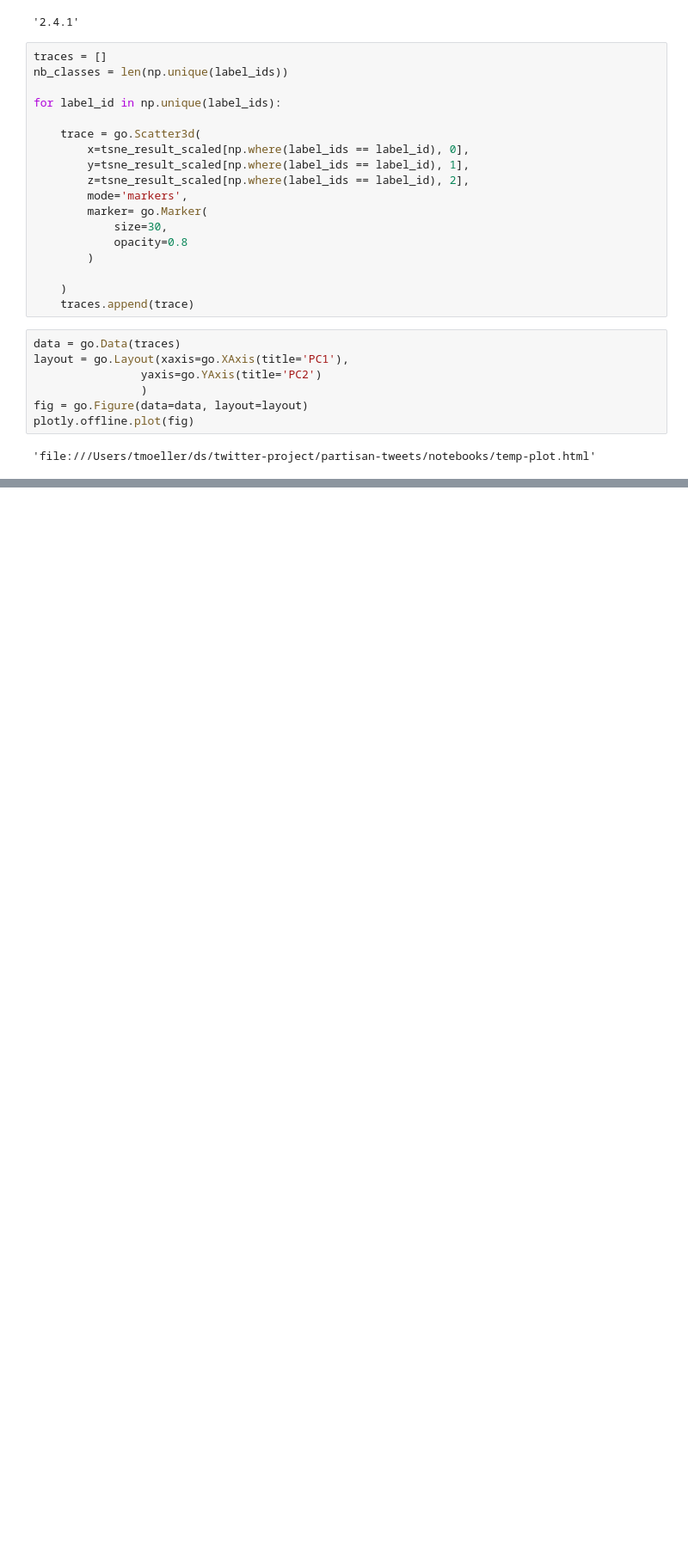
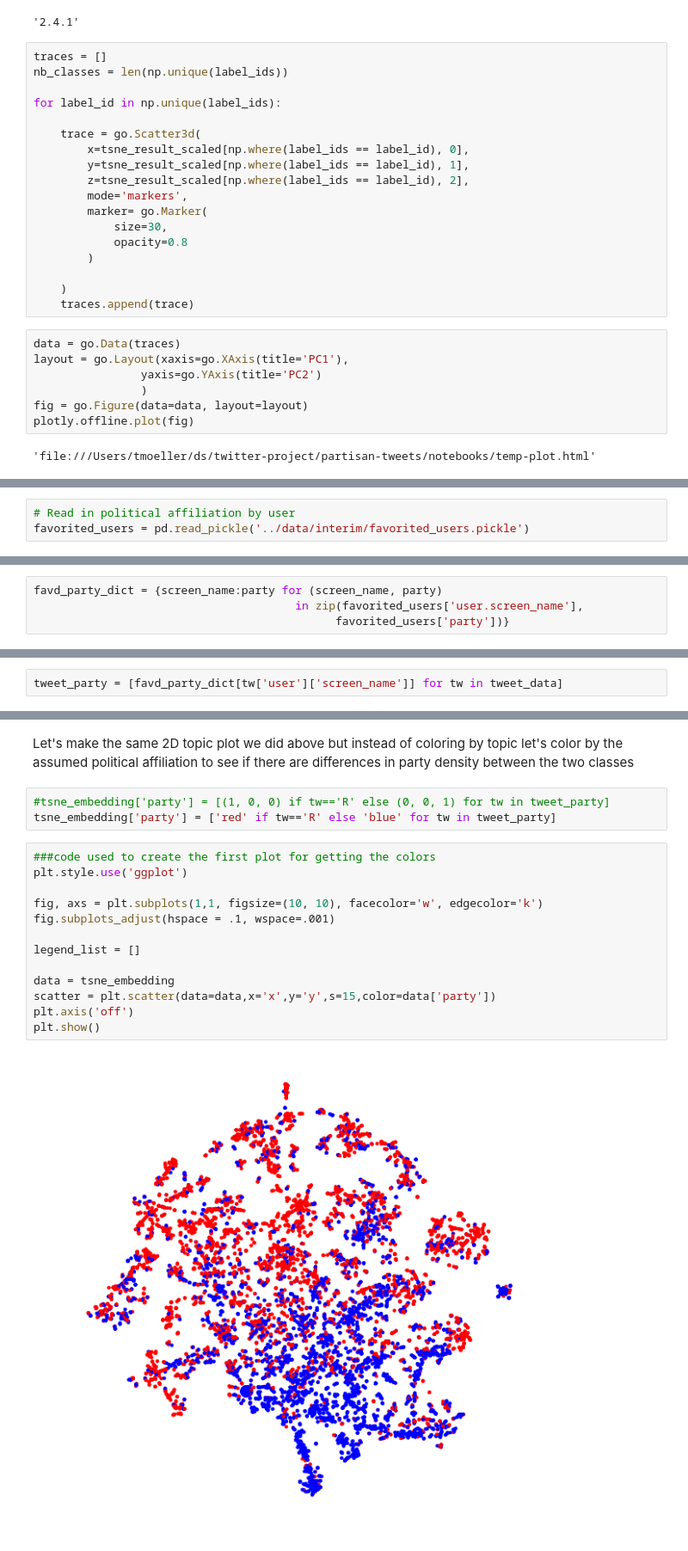
Before and after one commit to TifMoe/partisan-tweets, a Jupyter notebook: notebooks/Text_Processing.ipynb, the cells around one changed output, grey strips where cells are left out. Shown at 86% size. Cells and saved outputs as stored; diff of their text form; blank space fills up the shorter version.

Commit message:
added topic plot colored by party :q

```diff
--- a/notebooks/Text_Processing.ipynb
+++ b/notebooks/Text_Processing.ipynb
@@ -484,0 +519,3 @@ py.iplot(fig, filename='simple-3d-scatter')
+# %%
+# Read in political affiliation by user
+favorited_users = pd.read_pickle('../data/interim/favorited_users.pickle')
@@ -484,0 +531,4 @@ py.iplot(fig, filename='simple-3d-scatter')
+# %%
+favd_party_dict = {screen_name:party for (screen_name, party)
+                                       in zip(favorited_users['user.screen_name'],
+                                             favorited_users['party'])}
@@ -484,0 +537,2 @@ py.iplot(fig, filename='simple-3d-scatter')
+# %%
+tweet_party = [favd_party_dict[tw['user']['screen_name']] for tw in tweet_data]
@@ -484,0 +543,20 @@ py.iplot(fig, filename='simple-3d-scatter')
+# %% [markdown]
+Let's make the same 2D topic plot we did above but instead of coloring by topic let's color by the assumed political affiliation to see if there are differences in party density between the two classes
+# %%
+#tsne_embedding['party'] = [(1, 0, 0) if tw=='R' else (0, 0, 1) for tw in tweet_party]
+tsne_embedding['party'] = ['red' if tw=='R' else 'blue' for tw in tweet_party]
+# %%
+###code used to create the first plot for getting the colors
+plt.style.use('ggplot')
+
+fig, axs = plt.subplots(1,1, figsize=(10, 10), facecolor='w', edgecolor='k')
+fig.subplots_adjust(hspace = .1, wspace=.001)
+
+legend_list = []
+
+data = tsne_embedding
+scatter = plt.scatter(data=data,x='x',y='y',s=15,color=data['party'])
+plt.axis('off')
+plt.show()
+# %% [output]
+[figure, added]
```
Also changed, not shown: parts of 8 cells of this notebook.
